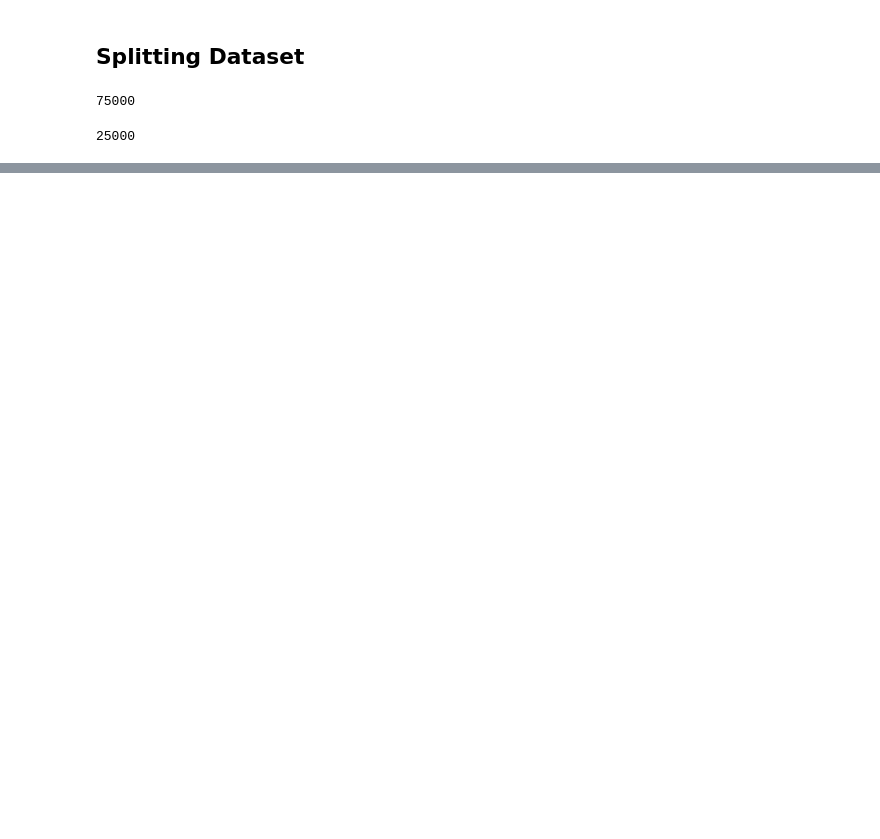
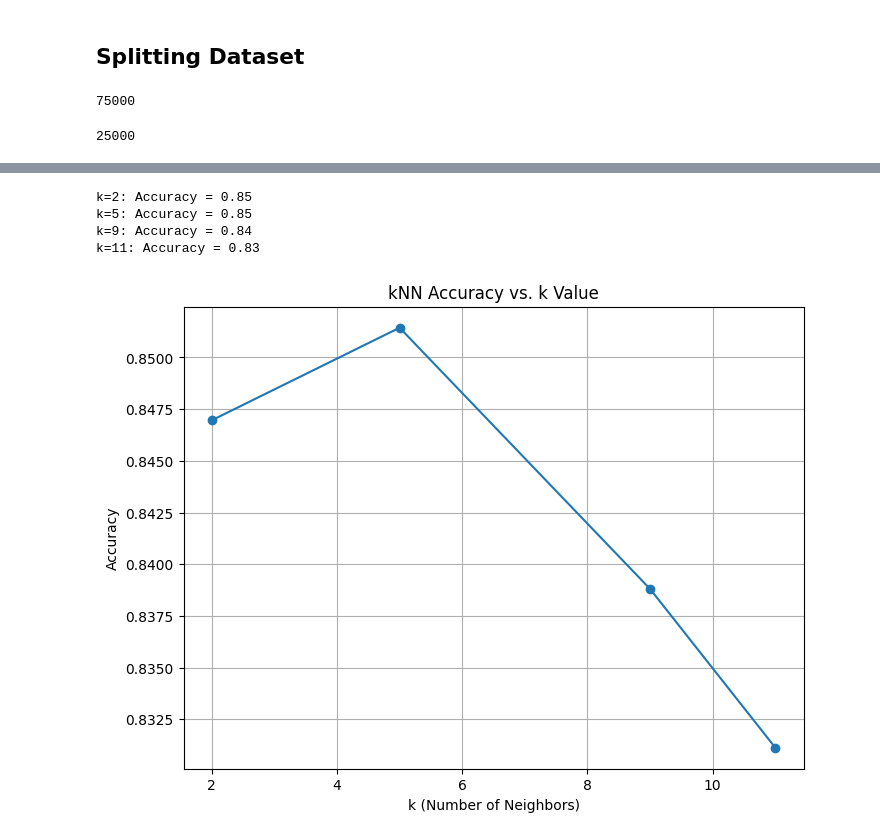
Before and after one commit to AndreiSusha/Star_classification, a Jupyter notebook: Assignment_1.ipynb, the cells around one changed output, grey strips where cells are left out. Cells and saved outputs as stored; diff of their text form; code cells hidden in the pictures; blank space fills up the shorter version.

```diff
--- a/Assignment_1.ipynb
+++ b/Assignment_1.ipynb
@@ -254,0 +243,27 @@ k=39: Accuracy = 0.78
+# %%
+# Experiment with different values of k
+from sklearn.metrics import accuracy_score
+k_values = [2, 5, 9, 11]
+accuracies = []
+for k in k_values:
+    knn = KNeighborsClassifier(n_neighbors=k)
+    knn.fit(X_train, y_train)
+    y_pred = knn.predict(X_test)
+    accuracy = accuracy_score(y_test, y_pred)
+    accuracies.append(accuracy)
+    print(f"k={k}: Accuracy = {accuracy:.2f}")
+
+# Visualise the results
+plt.figure(figsize=(8, 6))
+plt.plot(k_values, accuracies, marker='o')
+plt.title('kNN Accuracy vs. k Value')
+plt.xlabel('k (Number of Neighbors)')
+plt.ylabel('Accuracy')
+plt.grid()
+plt.show()
+# %% [output]
+k=2: Accuracy = 0.85
+k=5: Accuracy = 0.85
+k=9: Accuracy = 0.84
+k=11: Accuracy = 0.83
+[figure, added]
```
Also changed, not shown: parts of 11 cells of this notebook.
